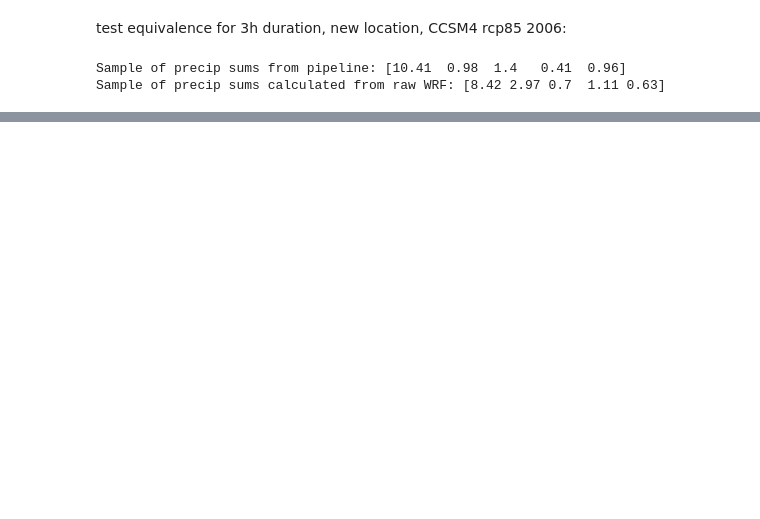
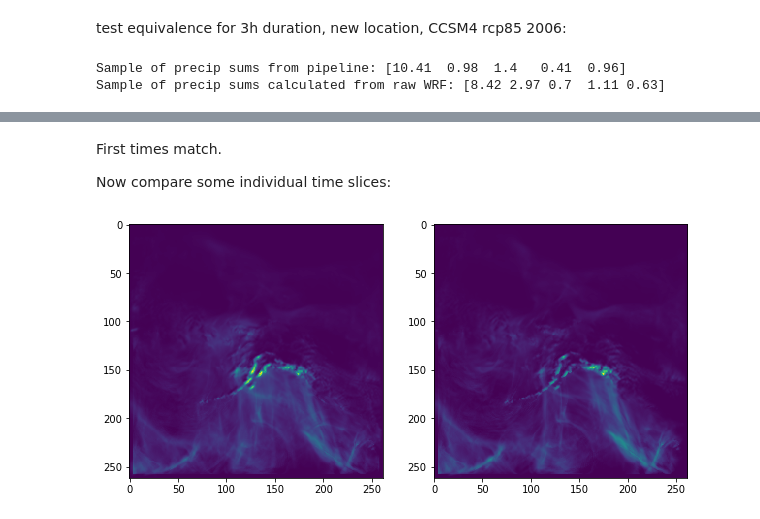
Before and after one commit to ua-snap/precip-dot, a Jupyter notebook: other_scripts/durations_mismatch.ipynb, the cells around one changed output, grey strips where cells are left out. Drawn from its saved outputs; the diff is of its cells as text; code cells hidden in the pictures; blank space fills up the shorter version.

Commit message:
evaluate durations mismatch as grid

```diff
--- a/other_scripts/durations_mismatch.ipynb
+++ b/other_scripts/durations_mismatch.ipynb
@@ -124,0 +130,9 @@ Sample of precip sums calculated from raw WRF: [8.42 2.97 0.7  1.11 0.63]
+# %%
+# open durations file, query at POI
+dur_ds = xr.open_dataset(os.path.join(wrf_dir, "durations", "pcpt_4d_sum_wrf_GFDL-CM3_historical.nc"))
+pcpt_sum_dur = dur_ds.pcpt.values
+
+# open raw WRF file, bin by 4d period and sum
+raw_ds = xr.open_dataset(wrf_fp.format("GFDL-CM3", "historical", "1970"))
+pcpt_sum_raw_da = raw_ds.pcpt.resample(time="4D").sum()
+pcpt_sum_raw = pcpt_sum_raw_da.values
@@ -124,0 +147,17 @@ Sample of precip sums calculated from raw WRF: [8.42 2.97 0.7  1.11 0.63]
+# %% [markdown]
+First times match.
+
+Now compare some individual time slices:
+# %%
+def plot_slices(ts,xy_sl=None):
+    f, axarr = plt.subplots(1,2,figsize=(10,10))
+    if xy_sl == None:
+        axarr[0].imshow(pcpt_sum_dur[ts,:,:], interpolation="None")
+        axarr[1].imshow(pcpt_sum_raw[ts,:,:], interpolation="None")
+    else:
+        axarr[0].imshow(pcpt_sum_dur[ts,xy_sl[3]:xy_sl[1],xy_sl[0]:xy_sl[2]], interpolation="None")
+        axarr[1].imshow(pcpt_sum_raw[ts,xy_sl[3]:xy_sl[1],xy_sl[0]:xy_sl[2]], interpolation="None")
+# %%
+plot_slices(0)
+# %% [output]
+[figure, added]
```
Also changed, not shown: parts of 9 cells of this notebook.
